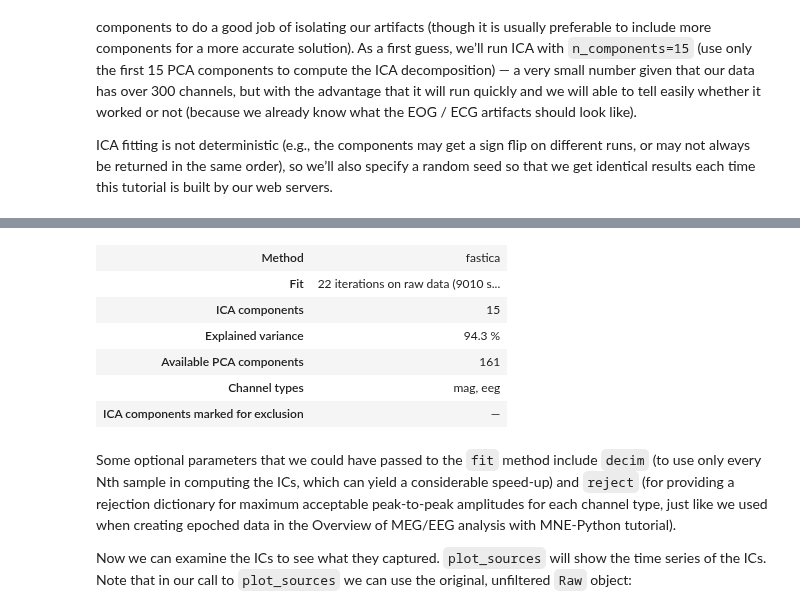
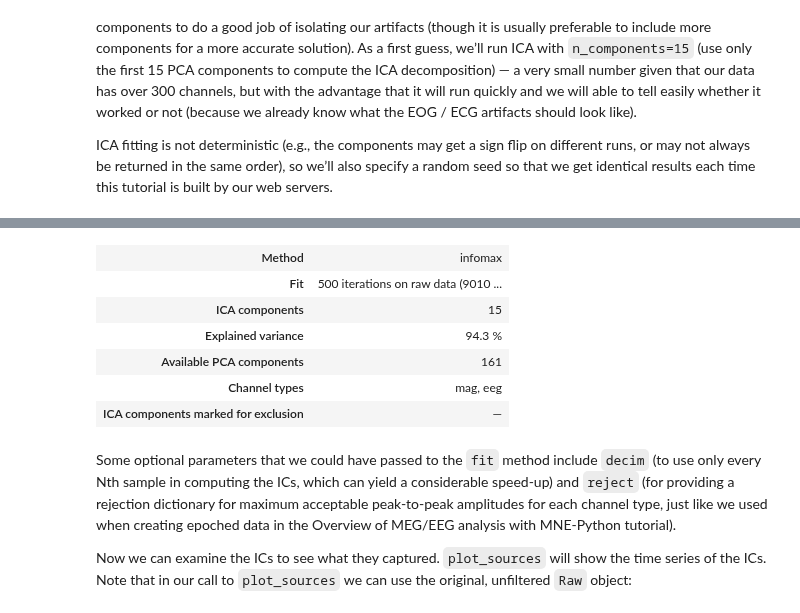
Before and after one commit to mne-tools/mne-icalabel, a Jupyter notebook: mneICA.ipynb, the cells around one changed output, grey strips where cells are left out. Cells and saved outputs as stored; diff of their text form; code cells hidden in the pictures.

```diff
--- a/mneICA.ipynb
+++ b/mneICA.ipynb
@@ -135,7 +135,7 @@ Now we’re ready to set up and fit the ICA. Since we know (from observing our r
 
 ICA fitting is not deterministic (e.g., the components may get a sign flip on different runs, or may not always be returned in the same order), so we’ll also specify a random seed so that we get identical results each time this tutorial is built by our web servers.
 # %%
-ica = ICA(n_components=15, max_iter='auto', random_state=97)
+ica = ICA(n_components=15, max_iter='auto', random_state=97, method='infomax', fit_params=dict(extended=True))
 ica.fit(filt_raw)
 # %% [output]
 Fitting ICA to data using 161 channels (please be patient, this may take a while)
@@ -144,5 +145,5 @@ Fitting ICA took 0.4s.
-| Method | fastica |
-| Fit | 22 iterations on raw data (9010 s... |
+| Method | infomax |
+| Fit | 500 iterations on raw data (9010 ... |
 | ICA components | 15 |
 | Explained variance | 94.3 % |
 | Available PCA components | 161 |
```
Also changed, not shown: parts of 7 cells of this notebook, 2 other files.
